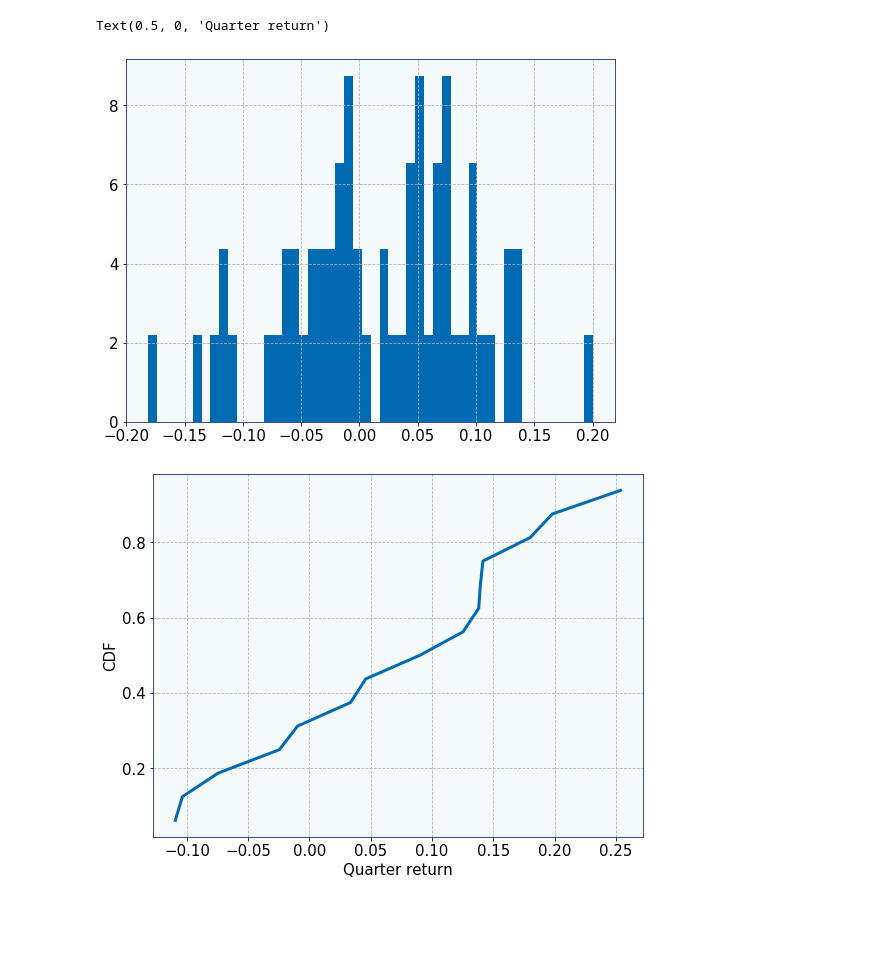
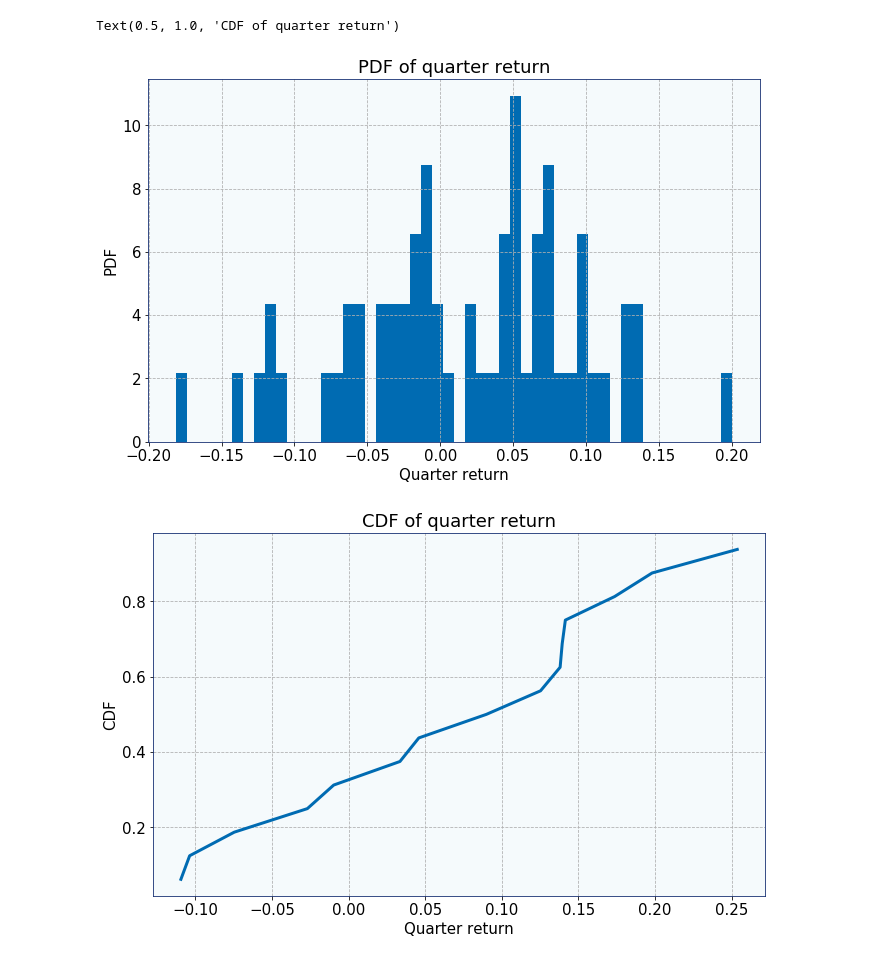
Before and after one commit to nikitataf/stock-data, a Jupyter notebook: apple_stock.ipynb, the cells around one changed output. Saved outputs shown, nothing was run; the diff lists cells and outputs as text; code cells hidden in the pictures; blank space fills up the shorter version.

```diff
--- a/apple_stock.ipynb
+++ b/apple_stock.ipynb
@@ -122,21 +159,26 @@ Text(0.5, 0, 'Monthly return')
 # %%
 # Quarter mean
 quarter = data.resample("4M").mean()
+
 # Quarter return
 quarter_pct_change = quarter['Adj Close'].pct_change()
 
 # PDF
 monthly_pct_change.hist(bins=50, density=1)
+plt.ylabel('PDF')
+plt.xlabel('Quarter return')
+plt.title('PDF of quarter return')
 
 # CDF
 quarter_pct_change_np = quarter_pct_change.to_numpy()
 quarter_pct_change_np = quarter_pct_change_np.reshape([quarter_pct_change_np.shape[0],])
 plt.figure()
 X, Y = cdfplot(quarter_pct_change_np)
 plt.plot(X, Y)
 plt.ylabel("CDF")
 plt.xlabel("Quarter return")
+plt.title('CDF of quarter return')
 # %% [output]
-Text(0.5, 0, 'Quarter return')
+Text(0.5, 1.0, 'CDF of quarter return')
-[figure, old version]
+[figure, new version]
-[figure, old version]
+[figure, new version]
```
Also changed, not shown: parts of 17 cells of this notebook, 4 other files.
